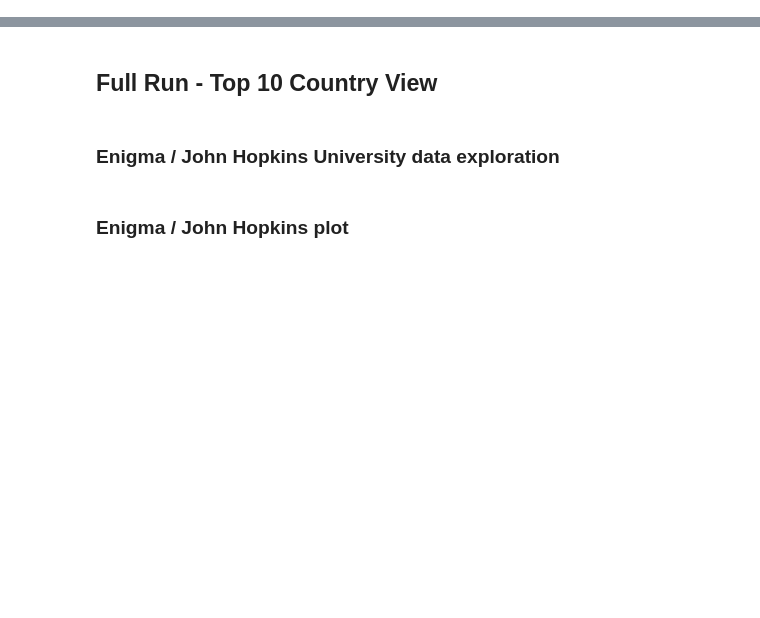
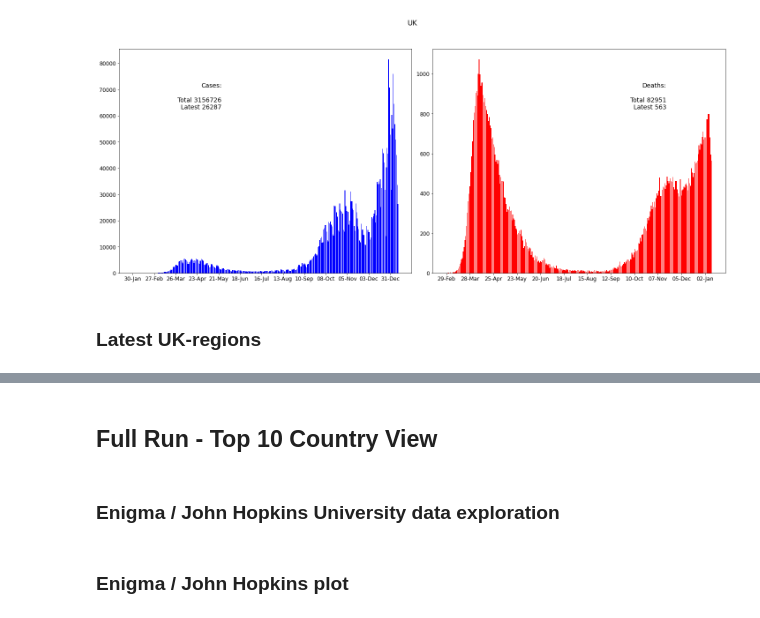
Before and after one commit to ChangingEnergy/Covid-19, a Jupyter notebook: Covid-19.ipynb, the cells around one changed output, grey strips where cells are left out. Drawn from its saved outputs; the diff is of its cells as text; code cells hidden in the pictures; blank space fills up the shorter version.

```diff
--- a/Covid-19.ipynb
+++ b/Covid-19.ipynb
@@ -155,0 +346,26 @@ fig.tight_layout()
+# %%
+from matplotlib.ticker import (MultipleLocator, FormatStrFormatter, AutoMinorLocator)
+
+fig, axes = plt.subplots(nrows=1, ncols=2, figsize=(20, 8))
+
+axes[0].bar(x1, y1,color='b') #.plot would give a line plot*
+axes[1].bar(x2, y2,color='r') #.plot would give a line plot*
+axes[0].xaxis.set_major_locator(MultipleLocator(28))
+axes[1].xaxis.set_major_locator(MultipleLocator(28))
+
+axes[0].tick_params(axis='both', which='major', labelsize=12)
+axes[1].tick_params(axis='both', which='major', labelsize=12)
+
+#axes[0].set_title('Cases (latest: ' + str(plot_df["cases"][-1]) + ')')
+#axes[1].set_title('Deaths (latest: ' + str(plot_df["deaths"][-1]) + ')')
+
+fig.suptitle("UK", x= 0.5, y = 1.05, fontsize=16)
+plt.figtext(0.2, 0.7, 'Cases:\n\n Total ' + str(UKcases.newCasesBySpecimenDate.sum()) + '\nLatest ' + str(UKcases.newCasesBySpecimenDate[-1]), fontsize=14, horizontalalignment='right')
+plt.figtext(0.9, 0.7, 'Deaths:\n\n Total ' + str(UKdeaths.newDeaths28DaysByDeathDate.sum()) + '\nLatest ' + str(UKdeaths.newDeaths28DaysByDeathDate[-1]), fontsize=14, horizontalalignment='right')
+
+fig.tight_layout()
+# %% [output]
+[figure, added]
+# %% [markdown]
+<a id='LatestUKRegions'></a>
+### Latest UK-regions
```
Also changed, not shown: parts of 51 cells of this notebook.
